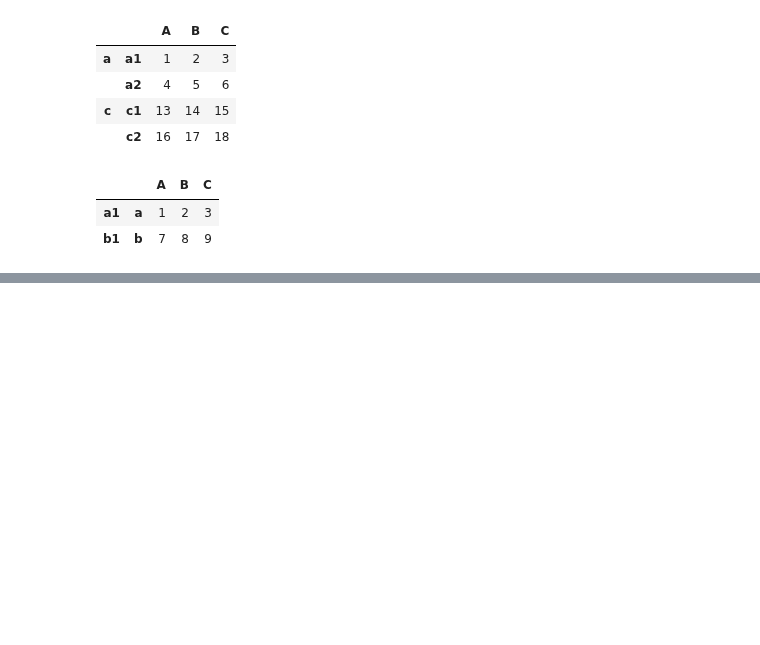
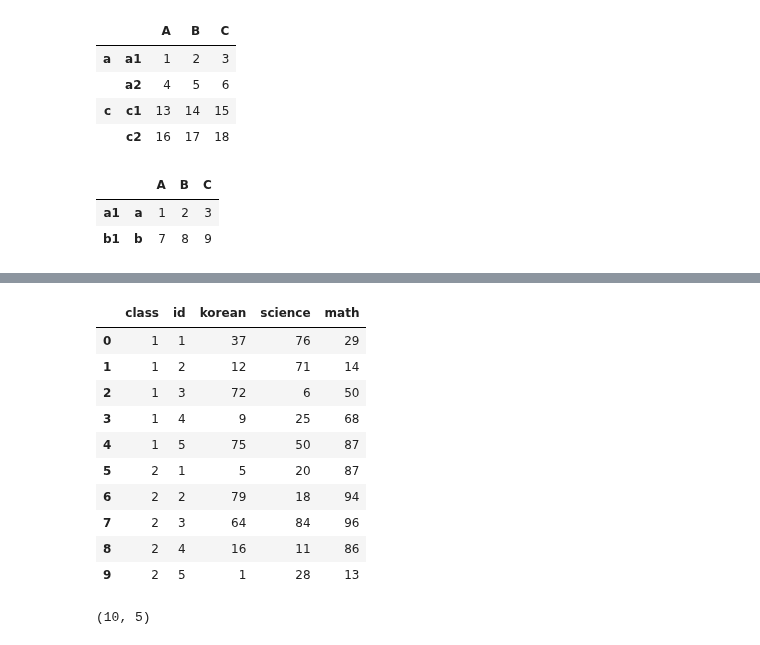
Before and after one commit to JakeOh/202011_itw_bd21, a Jupyter notebook: lab_da/da14_index.ipynb, the cells around one changed output, grey strips where cells are left out. Drawn from its saved outputs; the diff is of its cells as text; code cells hidden in the pictures; blank space fills up the shorter version.

```diff
--- a/lab_da/da14_index.ipynb
+++ b/lab_da/da14_index.ipynb
@@ -270,0 +364,27 @@ df.swaplevel().loc[['a1', 'b1']]
+# %%
+np.random.seed(1)
+
+score = pd.DataFrame(data={
+    'class': [1] * 5 + [2] * 5,
+    'id': [1, 2, 3, 4, 5] * 2,
+    'korean': np.random.randint(0, 101, 10),
+    'science': np.random.randint(0, 101, 10),
+    'math': np.random.randint(0, 101, 10)
+})
+score
+# %% [output]
+|  | class | id | korean | science | math |
+| 0 | 1 | 1 | 37 | 76 | 29 |
+| 1 | 1 | 2 | 12 | 71 | 14 |
+| 2 | 1 | 3 | 72 | 6 | 50 |
+| 3 | 1 | 4 | 9 | 25 | 68 |
+| 4 | 1 | 5 | 75 | 50 | 87 |
+| 5 | 2 | 1 | 5 | 20 | 87 |
+| 6 | 2 | 2 | 79 | 18 | 94 |
+| 7 | 2 | 3 | 64 | 84 | 96 |
+| 8 | 2 | 4 | 16 | 11 | 86 |
+| 9 | 2 | 5 | 1 | 28 | 13 |
+# %%
+score.shape
+# %% [output]
+(10, 5)
```
Also changed, not shown: parts of 23 cells of this notebook.
